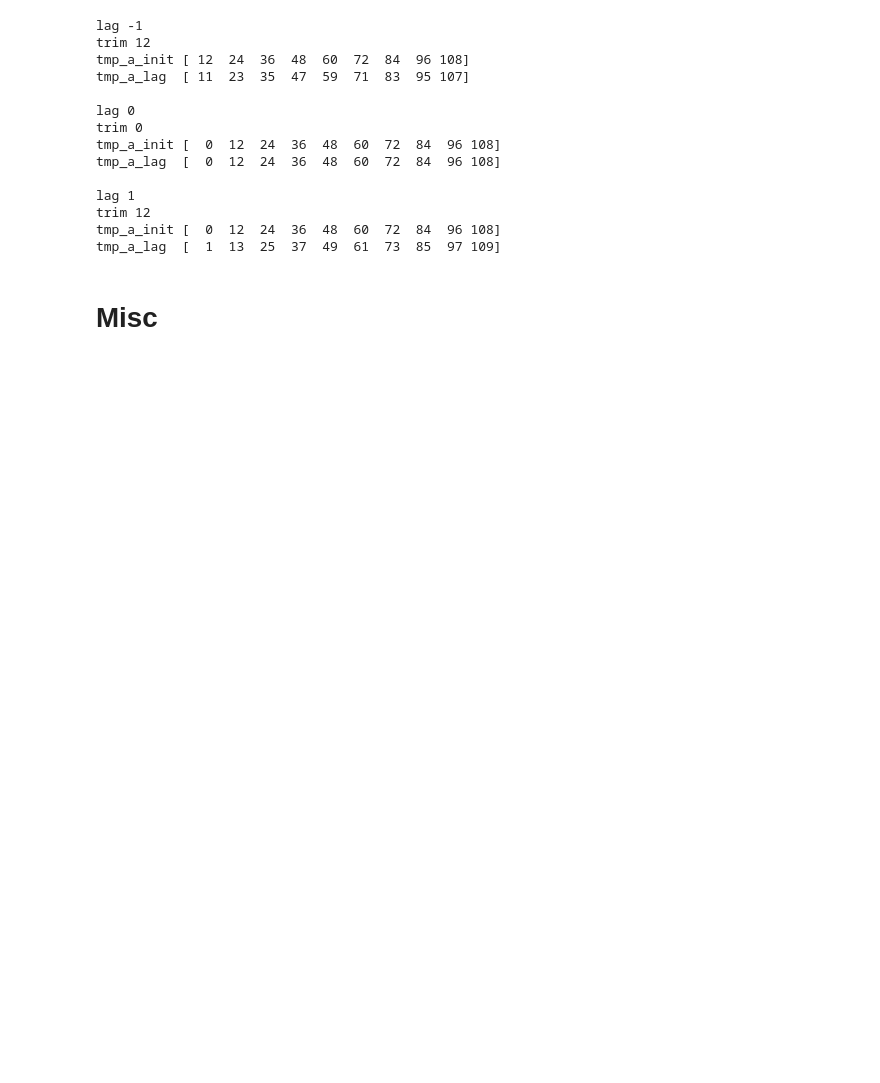
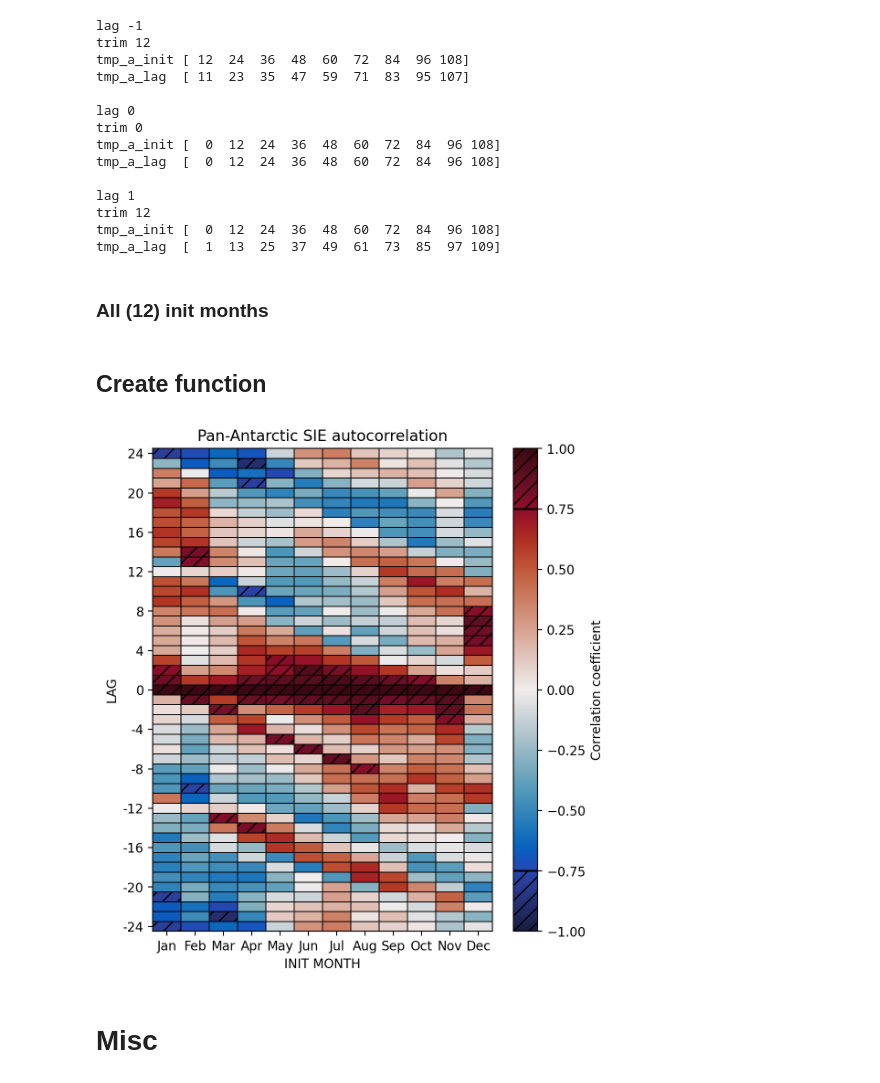
Before and after one commit to bbuchovecky/hmei, a Jupyter notebook: notebooks/11_model-correlation.ipynb, the cells around one changed output. Saved outputs shown, nothing was run; the diff lists cells and outputs as text; code cells hidden in the pictures; blank space fills up the shorter version.

Commit message:
continued working on correlation

```diff
--- a/notebooks/11_model-correlation.ipynb
+++ b/notebooks/11_model-correlation.ipynb
@@ -22,7 +22,7 @@ import matplotlib as mpl
 
 import cmocean.cm as cm
 # %%
-mpl.rcParams['figure.dpi']= 80
+mpl.rcParams['figure.dpi']= 200
 # %%
 def open_metric(var, reg, metric, timescale='monthly', ens_type=''):
 
@@ -386,4 +341,6 @@ lag 1
 trim 12
 tmp_a_init [  0  12  24  36  48  60  72  84  96 108]
 tmp_a_lag  [  1  13  25  37  49  61  73  85  97 109]
+# %% [markdown]
+### All (12) init months
 # %%
@@ -418,0 +376,2 @@ for (it,init) in enumerate(range(0,12)):
+# %% [markdown]
+## Create function
@@ -419,3 +407,42 @@ for (it,init) in enumerate(range(0,12)):
+# %%
+def plot_lagged_autocorr(variable, region, maxlag=24, threshold=0.75, hatch='//'):
+
+    ts = open_metric(variable, 'so', 'anom')[region]
+
+    r, p, inits, lags = compute_lagged_autocorr(ts, maxlag=maxlag)
+
+    reg_names, var_su_names, abbrv_month_names = get_plotting_labels()
+
+    fig,ax = plt.subplots(figsize=(6,7))
+    im = ax.pcolormesh(r, vmin=-1.0, vmax=1.0, cmap=cm.balance, edgecolor='k', linewidth=0.01)
+
+    # for (i, j), z in np.ndenumerate(inits):
+    #     ax.text(j+0.5, i+0.5, '%3d'%z, ha='center', va='center', fontsize=4)
+
+    ax.set_yticks((np.arange(r.shape[0]) + 0.5)[::4])
+    ax.set_yticklabels(np.arange(-24,25)[::4])
+    ax.set_ylabel('LAG')
+
+    ax.set_xticks(np.arange(r.shape[1]) + 0.5)
+    ax.set_xticklabels(abbrv_month_names)
+    ax.set_xlabel('INIT MONTH')
+
+    ax.set_title(reg_names[region]+' '+var_su_names[variable]+' autocorrelation')
+
+    cb = fig.colorbar(im, ax=ax, label='Correlation coefficient')
+
+    if hatch:
+        masked = np.ma.masked_array(r, mask=np.where(abs(r) > threshold, 0, 1))
+        masked_im = ax.pcolor(masked, hatch=hatch, alpha=0)
+
+        cb.ax.plot([-1,1], [threshold,threshold], color='k')
+        cb.ax.plot([-1,1], [-threshold,-threshold], color='k')
+        cb.ax.fill_between([-1,1], [1,1], [threshold,threshold], hatch=hatch, alpha=0)
+        cb.ax.fill_between([-1,1], [-threshold,-threshold], [-1,-1], hatch=hatch, alpha=0)
+# %%
+plot_lagged_autocorr('sie', 'SouthernOcean')
+# %% [output]
+[figure, added]
 # %% [markdown]
 # Misc
 # %%
```
Also changed, not shown: parts of 8 cells of this notebook.
